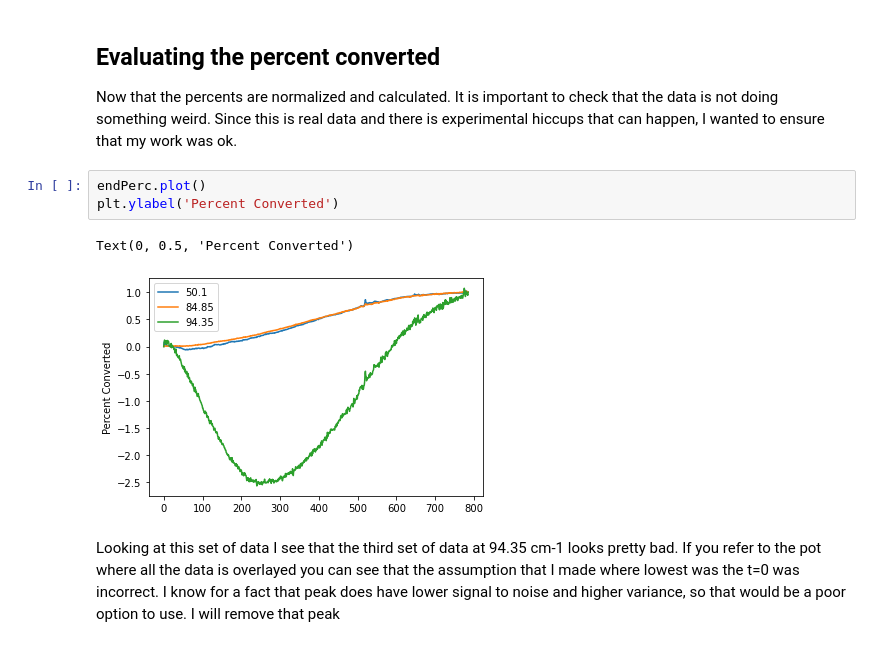
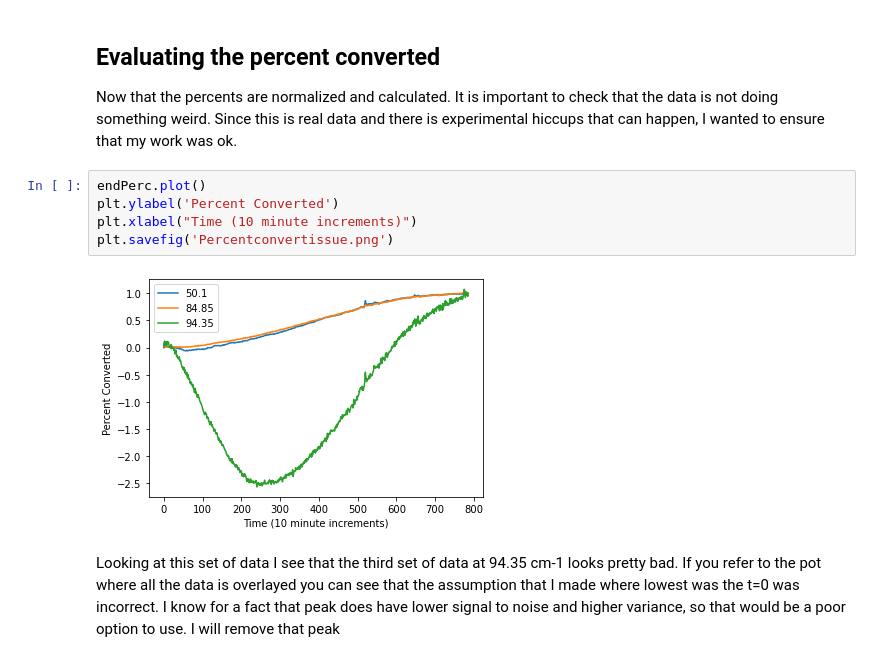
Before and after one commit to michaellaephillips/THzProject, a Jupyter notebook: THzProject.ipynb, the cells around one changed output. Cells and saved outputs as stored; diff of their text form.

Commit message:
added figures

```diff
--- a/THzProject.ipynb
+++ b/THzProject.ipynb
@@ -127,9 +170,10 @@ Now that the percents are normalized and calculated. It is important to check th
 # %%
 endPerc.plot()
 plt.ylabel('Percent Converted')
+plt.xlabel("Time (10 minute increments)")
+plt.savefig('Percentconvertissue.png')
 # %% [output]
-Text(0, 0.5, 'Percent Converted')
-[figure, old version]
+[figure, new version]
 # %% [markdown]
 Looking at this set of data I see that the third set of data at 94.35 cm-1 looks pretty bad. If you refer to the pot where all the data is overlayed you can see that the assumption that I made where lowest was the t=0 was incorrect. I know for a fact that peak does have lower signal to noise and higher variance, so that would be a poor option to use. I will remove that peak
 # %%
```
Also changed, not shown: parts of 29 cells of this notebook, 13 other files.
